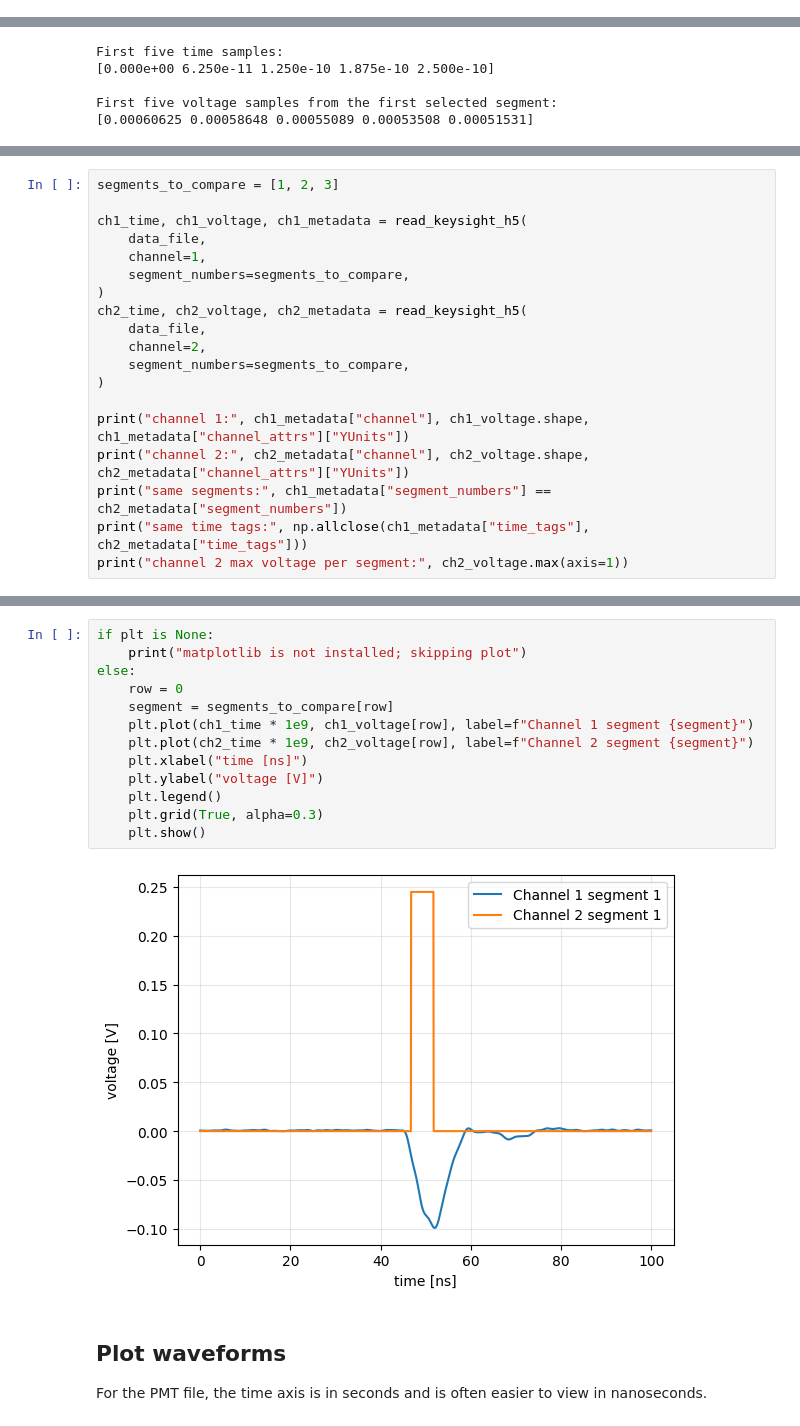
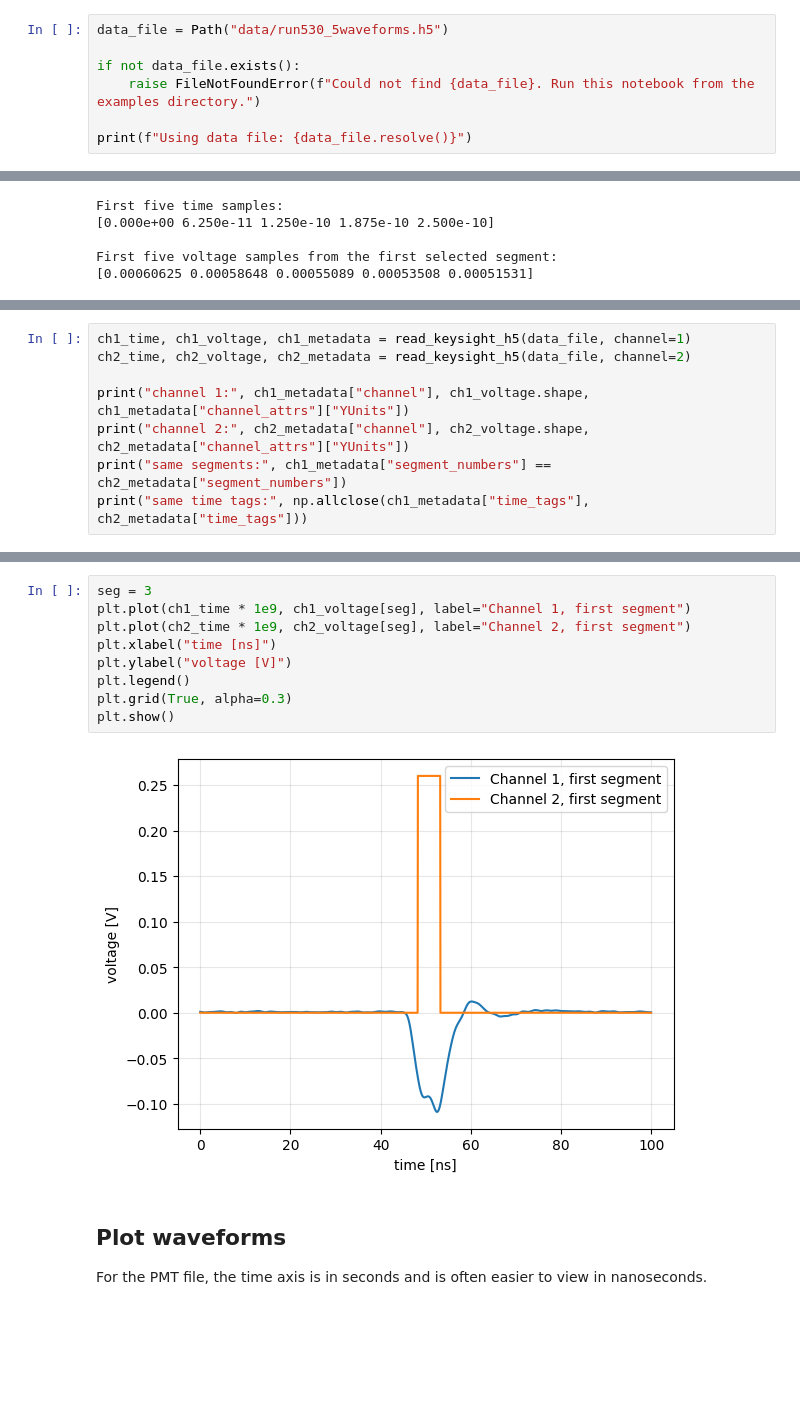
Before and after one commit to TAU-neutrino-lab/Lab-tools, a Jupyter notebook: examples/keysight_h5_oscilloscope.ipynb, the cells around one changed output, grey strips where cells are left out. Drawn from its saved outputs; the diff is of its cells as text; blank space fills up the shorter version.

Commit message:
Improve notebook, remove unessential information

```diff
--- a/examples/keysight_h5_oscilloscope.ipynb
+++ b/examples/keysight_h5_oscilloscope.ipynb
@@ -102,0 +27,7 @@ Using data file: /Users/emiliebertholet/Desktop/Lab/TAU-neutrino-lab_git-repos/L
+# %%
+data_file = Path("data/run530_5waveforms.h5")
+
+if not data_file.exists():
+    raise FileNotFoundError(f"Could not find {data_file}. Run this notebook from the examples directory.")
+
+print(f"Using data file: {data_file.resolve()}")
@@ -149,20 +92,9 @@ Keysight stores each channel as a separate group under `/Waveforms`. Read one ch
 # %%
-segments_to_compare = [1, 2, 3]
-
-ch1_time, ch1_voltage, ch1_metadata = read_keysight_h5(
-    data_file,
-    channel=1,
-    segment_numbers=segments_to_compare,
-)
-ch2_time, ch2_voltage, ch2_metadata = read_keysight_h5(
-    data_file,
-    channel=2,
-    segment_numbers=segments_to_compare,
-)
+ch1_time, ch1_voltage, ch1_metadata = read_keysight_h5(data_file, channel=1)
+ch2_time, ch2_voltage, ch2_metadata = read_keysight_h5(data_file, channel=2)
 
 print("channel 1:", ch1_metadata["channel"], ch1_voltage.shape, ch1_metadata["channel_attrs"]["YUnits"])
 print("channel 2:", ch2_metadata["channel"], ch2_voltage.shape, ch2_metadata["channel_attrs"]["YUnits"])
 print("same segments:", ch1_metadata["segment_numbers"] == ch2_metadata["segment_numbers"])
 print("same time tags:", np.allclose(ch1_metadata["time_tags"], ch2_metadata["time_tags"]))
-print("channel 2 max voltage per segment:", ch2_voltage.max(axis=1))
 # %% [output]
@@ -174,18 +105,14 @@ channel 2 max voltage per segment: [0.245 0.25  0.255]
 # %%
-if plt is None:
-    print("matplotlib is not installed; skipping plot")
-else:
-    row = 0
-    segment = segments_to_compare[row]
-    plt.plot(ch1_time * 1e9, ch1_voltage[row], label=f"Channel 1 segment {segment}")
-    plt.plot(ch2_time * 1e9, ch2_voltage[row], label=f"Channel 2 segment {segment}")
-    plt.xlabel("time [ns]")
-    plt.ylabel("voltage [V]")
-    plt.legend()
-    plt.grid(True, alpha=0.3)
-    plt.show()
+seg = 3
+plt.plot(ch1_time * 1e9, ch1_voltage[seg], label="Channel 1, first segment")
+plt.plot(ch2_time * 1e9, ch2_voltage[seg], label="Channel 2, first segment")
+plt.xlabel("time [ns]")
+plt.ylabel("voltage [V]")
+plt.legend()
+plt.grid(True, alpha=0.3)
+plt.show()
 # %% [output]
-[figure, old version]
+[figure, new version]
 # %% [markdown]
 ## Plot waveforms
 
```
Also changed, not shown: parts of 16 cells of this notebook, 4 other files.
